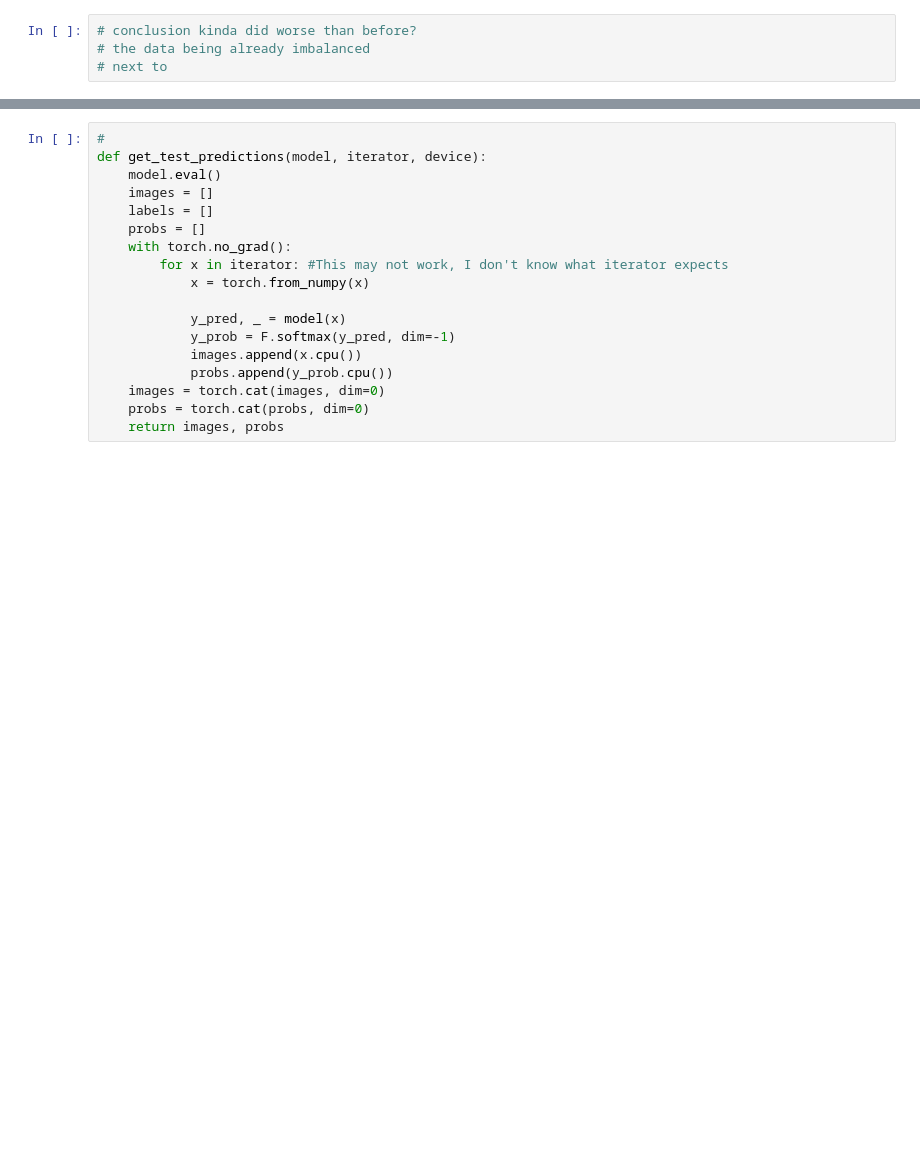
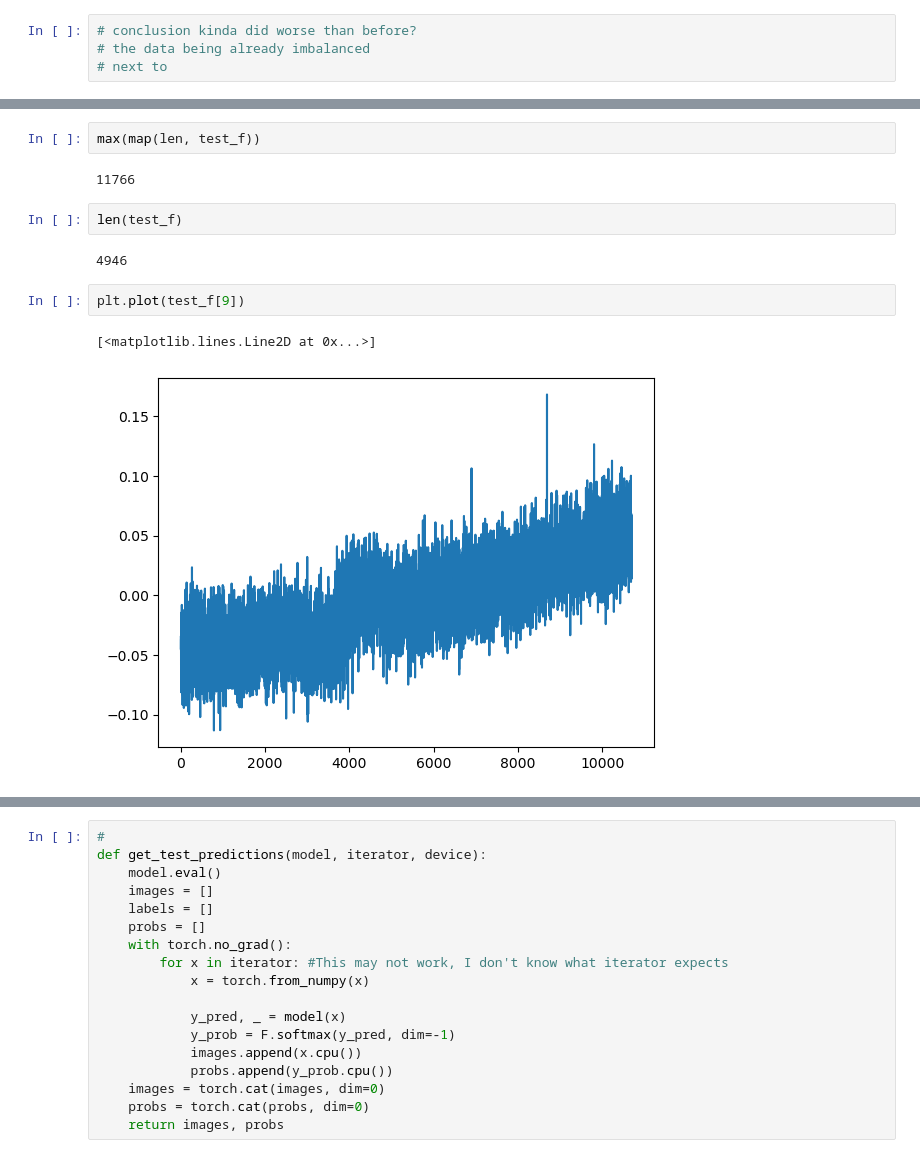
Before and after one commit to Aish-u/DS440-CAPSTONE, a Jupyter notebook: DS440_capstone.ipynb, the cells around one changed output, grey strips where cells are left out. Drawn from its saved outputs; the diff is of its cells as text; blank space fills up the shorter version.

```diff
--- a/DS440_capstone.ipynb
+++ b/DS440_capstone.ipynb
@@ -518,3 +517,16 @@ def get_testing_data(load=False, datafile ='testdata_set(1).npz'):
         test_info = data['training_info']
         return test_t, test_f,test_class,test_info
 test_t, test_f,test_class,test_info = get_testing_data(load=True)
+# %%
+max(map(len, test_f))
+# %% [output]
+11766
+# %%
+len(test_f)
+# %% [output]
+4946
+# %%
+plt.plot(test_f[9])
+# %% [output]
+[<matplotlib.lines.Line2D at 0x...>]
+[figure, added]
```
Also changed, not shown: parts of 35 cells of this notebook, 2 other files.
